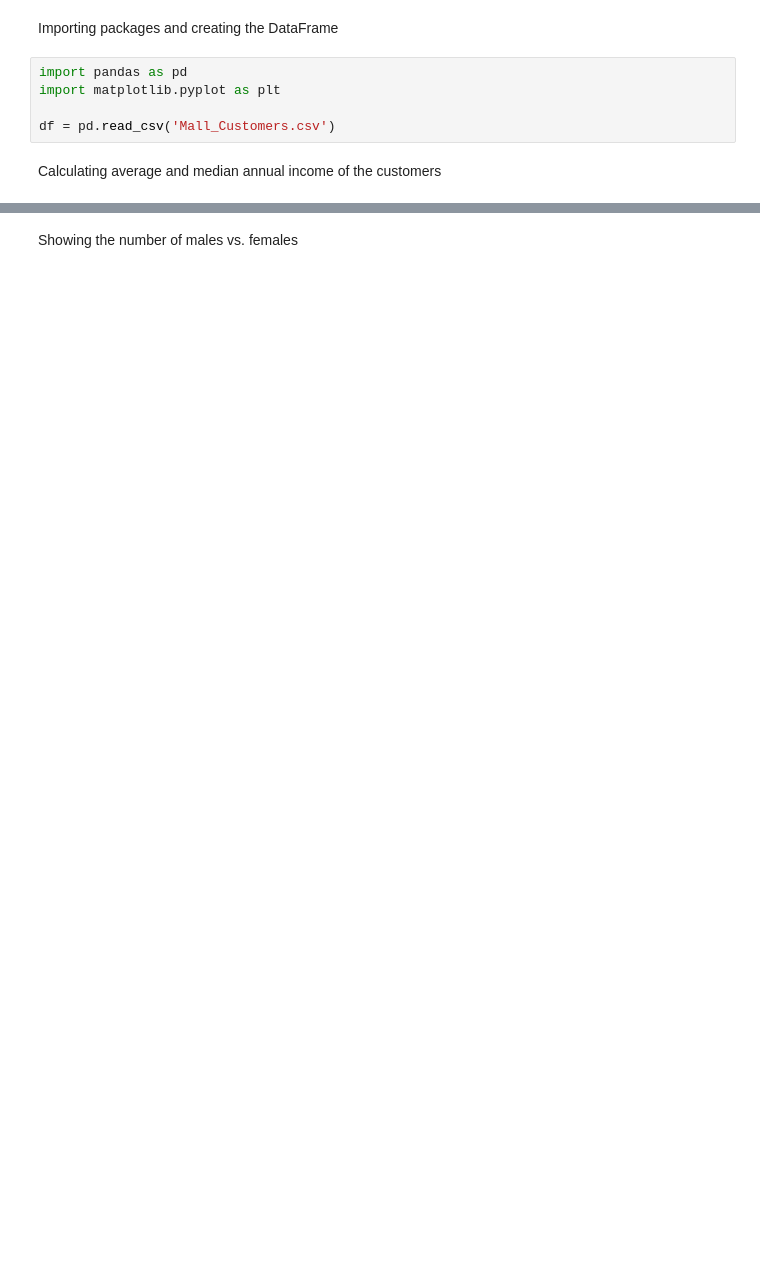
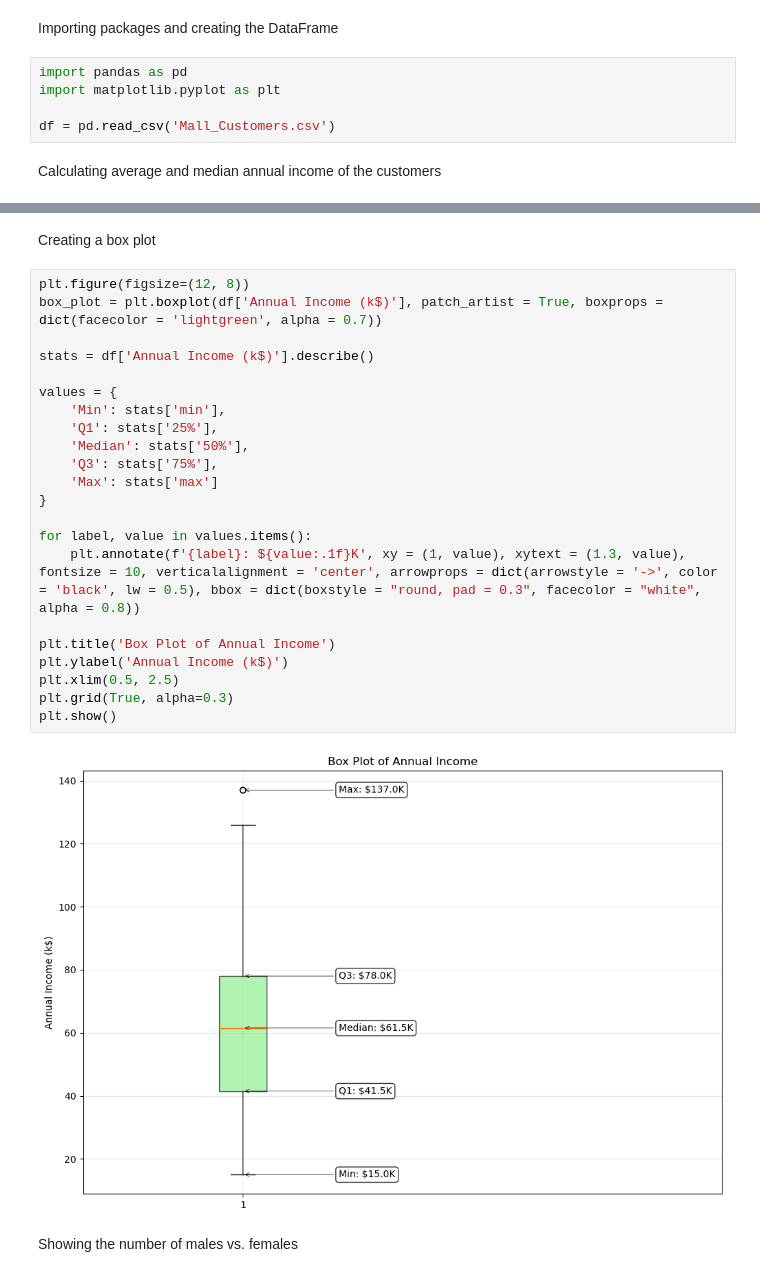
Before and after one commit to CedricBaaklini/Machine-Learning-Project, a Jupyter notebook: Project 1/Average Income and Gender.ipynb, the cells around one changed output, grey strips where cells are left out. Saved outputs shown, nothing was run; the diff lists cells and outputs as text; blank space fills up the shorter version.

```diff
--- a/Project 1/Average Income and Gender.ipynb
+++ b/Project 1/Average Income and Gender.ipynb
@@ -25,4 +44,30 @@ Median annual income of customers: $61.5K
 The data is skewed to the left
+# %% [markdown]
+Creating a box plot
+# %%
+plt.figure(figsize=(12, 8))
+box_plot = plt.boxplot(df['Annual Income (k$)'], patch_artist = True, boxprops = dict(facecolor = 'lightgreen', alpha = 0.7))
+
+stats = df['Annual Income (k$)'].describe()
+
+values = {
+    'Min': stats['min'],
+    'Q1': stats['25%'],
+    'Median': stats['50%'],
+    'Q3': stats['75%'],
+    'Max': stats['max']
+}
+
+for label, value in values.items():
+    plt.annotate(f'{label}: ${value:.1f}K', xy = (1, value), xytext = (1.3, value), fontsize = 10, verticalalignment = 'center', arrowprops = dict(arrowstyle = '->', color = 'black', lw = 0.5), bbox = dict(boxstyle = "round, pad = 0.3", facecolor = "white", alpha = 0.8))
+
+plt.title('Box Plot of Annual Income')
+plt.ylabel('Annual Income (k$)')
+plt.xlim(0.5, 2.5)
+plt.grid(True, alpha=0.3)
+plt.show()
+# %% [output]
+[figure, added]
 # %% [markdown]
 Showing the number of males vs. females
 # %%
```
Also changed, not shown: parts of 2 cells of this notebook.
